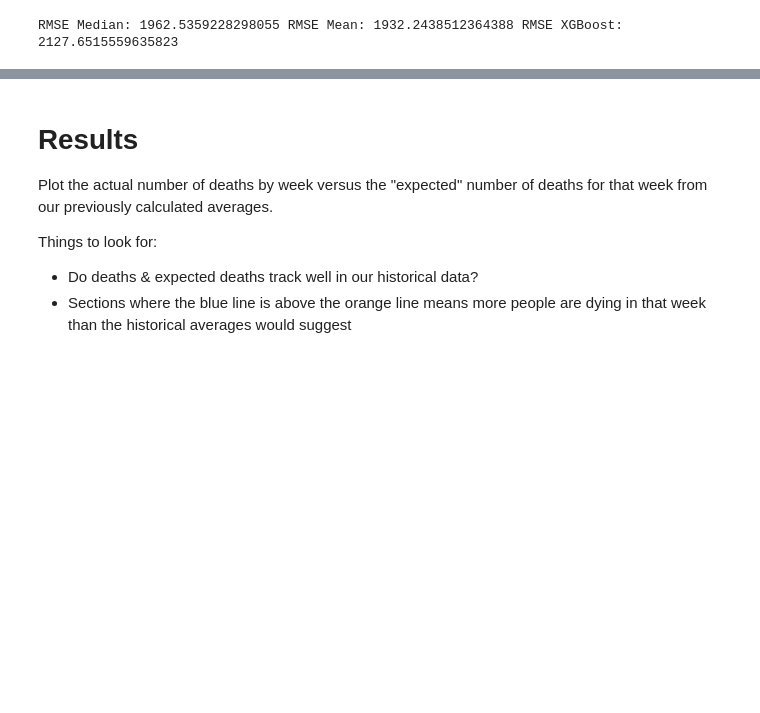
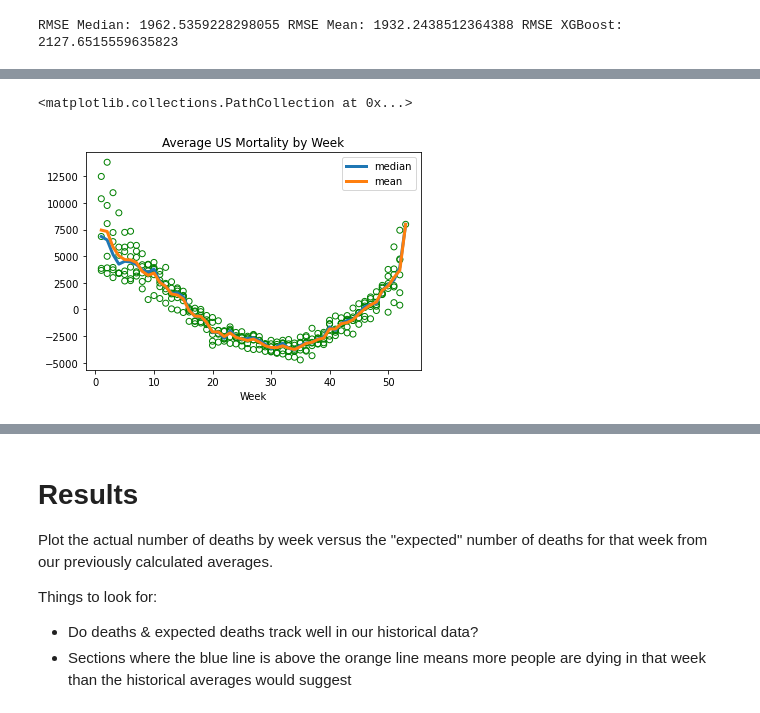
Before and after one commit to btrapp/covidmortality2020, a Jupyter notebook: Mortality.ipynb, the cells around one changed output, grey strips where cells are left out. Saved outputs shown, nothing was run; the diff lists cells and outputs as text; code cells hidden in the pictures; blank space fills up the shorter version.

```diff
--- a/Mortality.ipynb
+++ b/Mortality.ipynb
@@ -233,0 +241,30 @@ RMSE Median: 1962.5359228298055 RMSE Mean: 1932.2438512364388 RMSE XGBoost: 2127
+# %%
+#Guide -https://realpython.com/linear-regression-in-python/
+x = dfOld['YearValue'].to_numpy().reshape((-1, 1))
+y = dfOld['Deaths'].to_numpy()
+
+model = LinearRegression().fit(x,y)
+#print(f)
+y_pred = model.predict(x)
+
+#Now use a delta y of the number of dealth minus the number of deaths predicted by the year linear model
+yPredResiduals = dfOld['Deaths']-y_pred
+week = dfOld['Week']
+#print(dy)
+
+dfYearAdjusted = pd.DataFrame()
+dfYearAdjusted['YearValue'] = dfOld['YearValue']
+dfYearAdjusted['Year'] = dfOld['Year']
+dfYearAdjusted['Week'] = dfOld['Week']
+dfYearAdjusted['PredDeathResidual'] = yPredResiduals
+#print(dfYearAdjusted)
+
+#Lets try a simple mean/median by week as two simple predictors
+avgDeathsDfAdj = dfYearAdjusted.groupby('Week').agg({'PredDeathResidual':[np.median,np.mean]}).reset_index()
+print(avgDeathsDfAdj[:5])
+print(avgDeathsDfAdj[-5:])
+valsAdj = avgDeathsDfAdj.values;
+#print(vals)
+dictMedianAdj = {a : b for a,b,c in valsAdj}
+dictMeandj = {a : c for a,b,c in valsAdj}
+print(dictMedianAdj)
@@ -233,0 +287,8 @@ RMSE Median: 1962.5359228298055 RMSE Mean: 1932.2438512364388 RMSE XGBoost: 2127
+# %%
+#Plot overall mortality by week of year.
+avgDeathsDfAdj.plot.line(x='Week', y='PredDeathResidual',title='Average US Mortality by Week',linewidth=3)
+plt.scatter(x=dfYearAdjusted['Week'],y=dfYearAdjusted['PredDeathResidual'],facecolors='none', edgecolors='g')
+#Wow the ends of the year are dangerous times to be alive
+# %% [output]
+<matplotlib.collections.PathCollection at 0x...>
+[figure, added]
```
Also changed, not shown: parts of 12 cells of this notebook, 5 other files.
